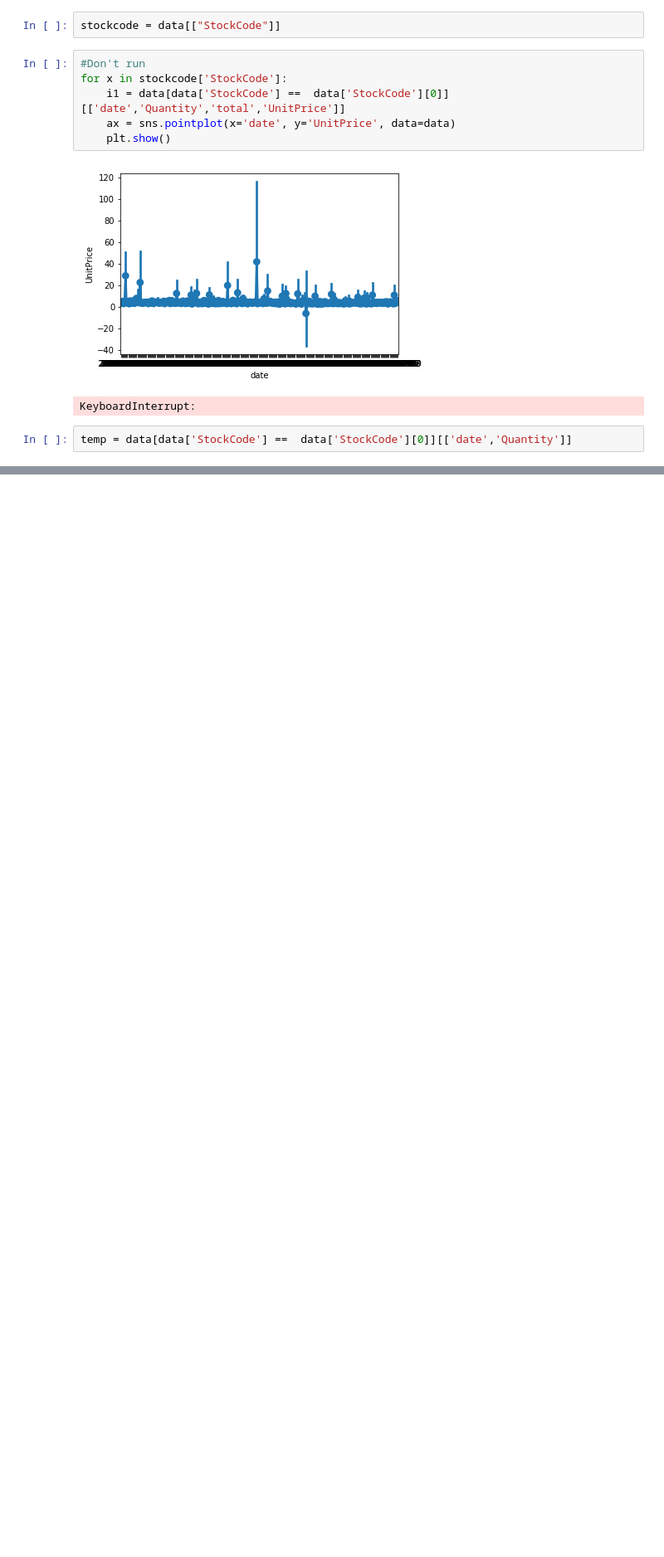
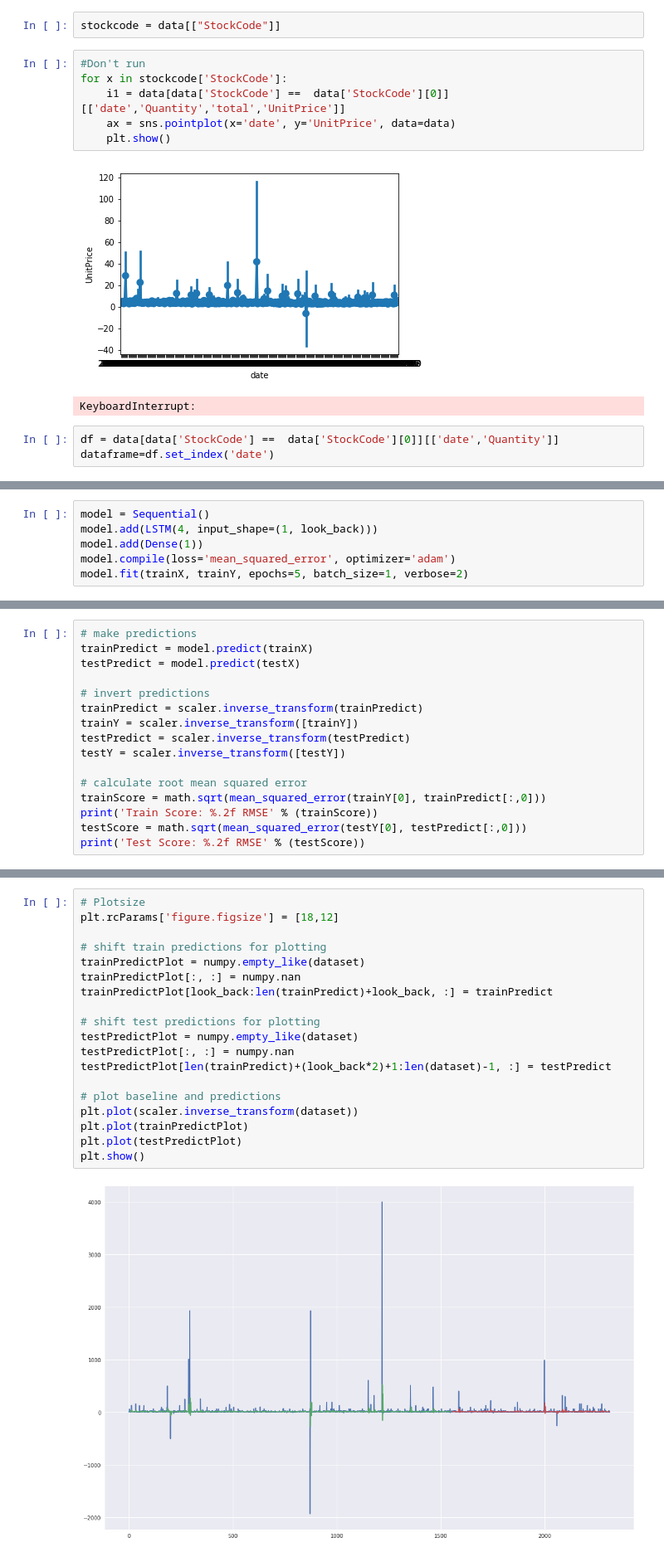
Before and after one commit to Poulami-Sarkar/Timeseries-sales-analysis-LSTM, a Jupyter notebook: OnlineRetail.ipynb, the cells around one changed output, grey strips where cells are left out. Shown at 83% size. Saved outputs shown, nothing was run; the diff lists cells and outputs as text; blank space fills up the shorter version.

```diff
--- a/OnlineRetail.ipynb
+++ b/OnlineRetail.ipynb
@@ -67,4 +73,5 @@ for x in stockcode['StockCode']:
 [figure]
 KeyboardInterrupt:
 # %%
-temp = data[data['StockCode'] ==  data['StockCode'][0]][['date','Quantity']]
+df = data[data['StockCode'] ==  data['StockCode'][0]][['date','Quantity']]
+dataframe=df.set_index('date')
@@ -72,0 +114,6 @@ print(data)
+# %%
+model = Sequential()
+model.add(LSTM(4, input_shape=(1, look_back)))
+model.add(Dense(1))
+model.compile(loss='mean_squared_error', optimizer='adam')
+model.fit(trainX, trainY, epochs=5, batch_size=1, verbose=2)
@@ -72,0 +132,16 @@ print(data)
+# %%
+# make predictions
+trainPredict = model.predict(trainX)
+testPredict = model.predict(testX)
+
+# invert predictions
+trainPredict = scaler.inverse_transform(trainPredict)
+trainY = scaler.inverse_transform([trainY])
+testPredict = scaler.inverse_transform(testPredict)
+testY = scaler.inverse_transform([testY])
+
+# calculate root mean squared error
+trainScore = math.sqrt(mean_squared_error(trainY[0], trainPredict[:,0]))
+print('Train Score: %.2f RMSE' % (trainScore))
+testScore = math.sqrt(mean_squared_error(testY[0], testPredict[:,0]))
+print('Test Score: %.2f RMSE' % (testScore))
@@ -72,0 +151,21 @@ print(data)
+# %%
+# Plotsize
+plt.rcParams['figure.figsize'] = [18,12]
+
+# shift train predictions for plotting
+trainPredictPlot = numpy.empty_like(dataset)
+trainPredictPlot[:, :] = numpy.nan
+trainPredictPlot[look_back:len(trainPredict)+look_back, :] = trainPredict
+
+# shift test predictions for plotting
+testPredictPlot = numpy.empty_like(dataset)
+testPredictPlot[:, :] = numpy.nan
+testPredictPlot[len(trainPredict)+(look_back*2)+1:len(dataset)-1, :] = testPredict
+
+# plot baseline and predictions
+plt.plot(scaler.inverse_transform(dataset))
+plt.plot(trainPredictPlot)
+plt.plot(testPredictPlot)
+plt.show()
+# %% [output]
+[figure, added]
```
Also changed, not shown: parts of 7 cells of this notebook.
